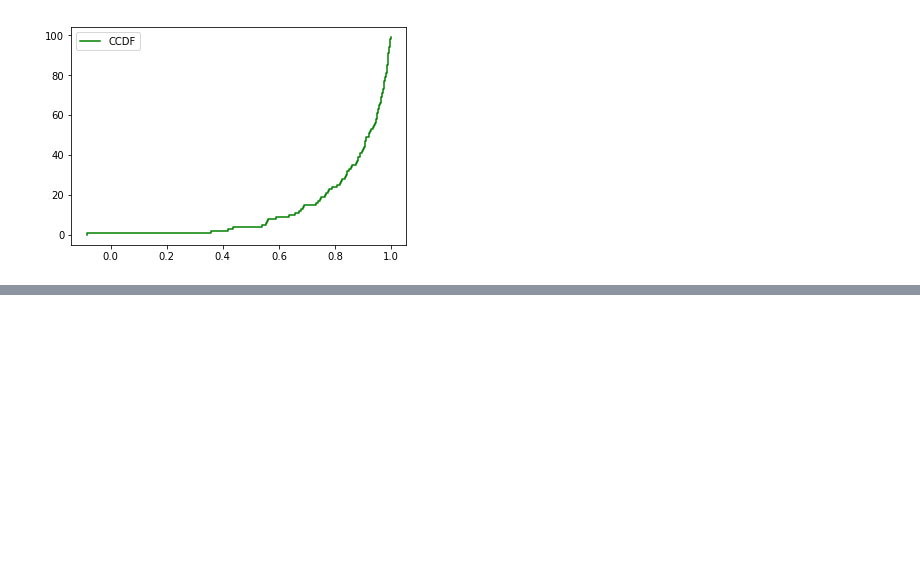
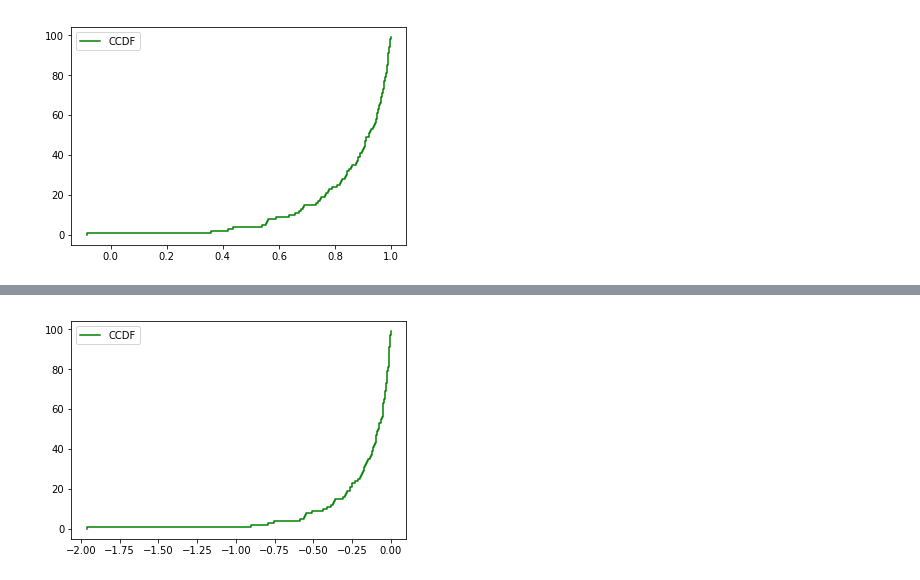
Before and after one commit to hanhanwu/Hanhan_Data_Science_Practice, a Jupyter notebook: Applied_Statistics/thinkstats_chapter4.ipynb, the cells around one changed output, grey strips where cells are left out. Saved outputs shown, nothing was run; the diff lists cells and outputs as text; code cells hidden in the pictures; blank space fills up the shorter version.

```diff
--- a/Applied_Statistics/thinkstats_chapter4.ipynb
+++ b/Applied_Statistics/thinkstats_chapter4.ipynb
@@ -63,0 +79,9 @@ plt.show()
+# %%
+random.seed(410)
+ccdf = [-random.paretovariate(7)+1 for r in range(100)]  # alpha=7 here
+sorted_data2 = np.sort(ccdf)
+plt.step(sorted_data2, np.arange(sorted_data2.size), c='green', label='CCDF')
+plt.legend()
+plt.show()
+# %% [output]
+[figure, added]
```
Also changed, not shown: parts of 6 cells of this notebook.
